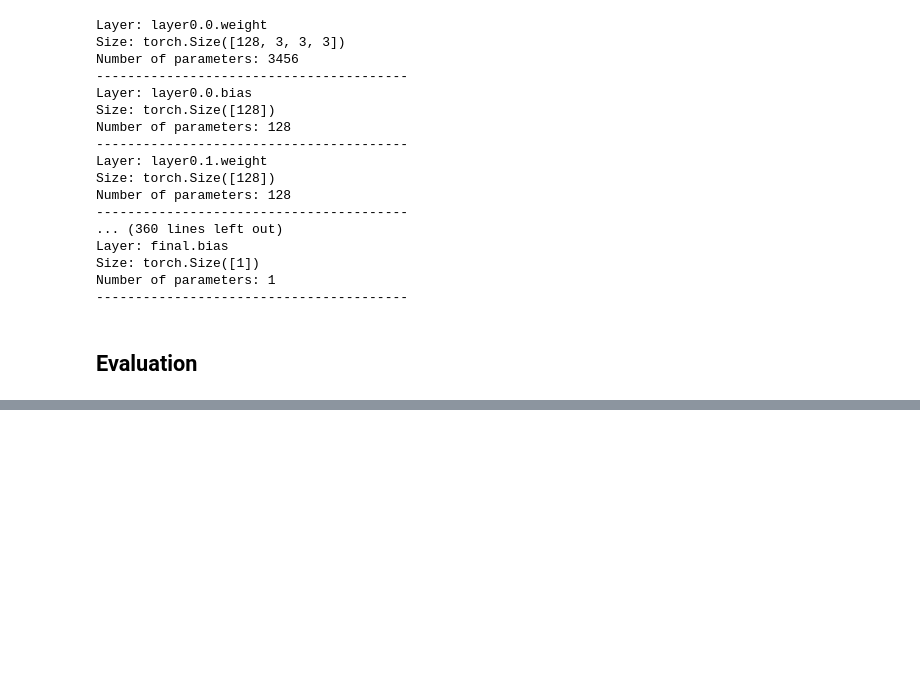
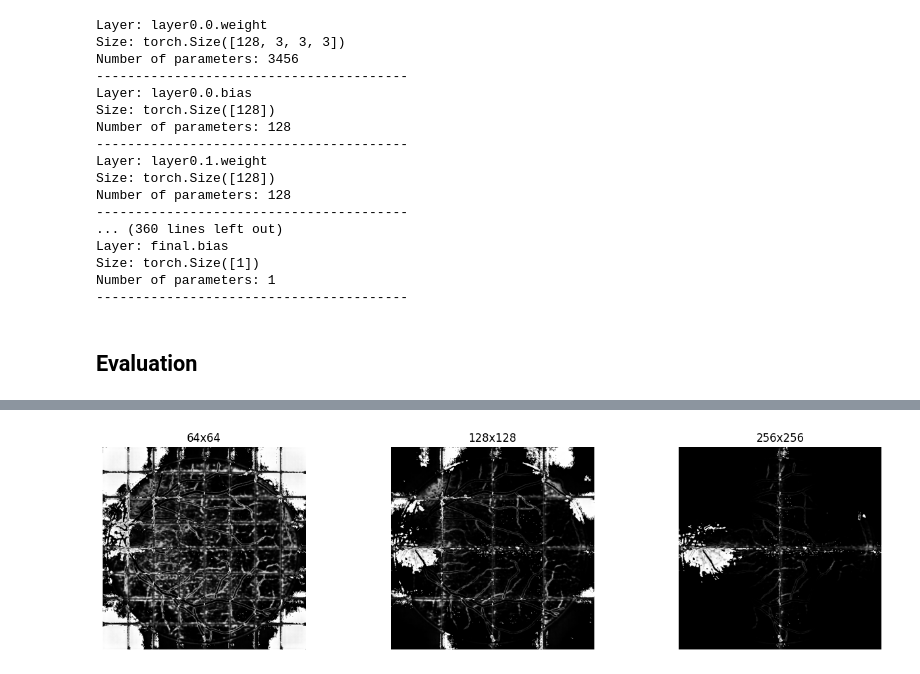
Before and after one commit to rjarvi/IDLCV_23_HotDog, a Jupyter notebook: Segmentation/model_eval.ipynb, the cells around one changed output, grey strips where cells are left out. Cells and saved outputs as stored; diff of their text form; code cells hidden in the pictures; blank space fills up the shorter version.

Commit message:
Clean up and experiments on patch dataloading

```diff
--- a/Segmentation/model_eval.ipynb
+++ b/Segmentation/model_eval.ipynb
@@ -64,3 +34,15 @@ test_loader = DataLoader(testset, batch_size=batch_size, shuffle=False, num_work
+# %%
+size = 128
+test_transform = transforms.Compose([
+    transforms.Resize((512, 512)),
+                                    transforms.ToTensor()])
+data_path = '/dtu/datasets1/02516/phc_data'
+#data_path = './phc_data'
+
+
+batch_size = 1
+testset = PATCH_DRIVEDataLoader(train=True, transforms=test_transform, crop_size=None)
+test_loader = DataLoader(testset, batch_size=batch_size, shuffle=False, num_workers=1)
 # %% [markdown]
 ## Load Model
 # %%
@@ -172,0 +221,26 @@ evaluate_model(model, focal_loss, test_loader=test_loader)
+# %%
+fig, axs = plt.subplots(1, 3, figsize=(16, 4))  # You can change (1, 4) to (2, 2) for a 2x2 grid
+
+diff1 = images64[0] - images512[0]
+diff2 = images128[0] - images512[0]
+diff3 = images256[0] - images512[0]
+
+# Display each image in a subplot
+axs[0].imshow(transform(diff1), cmap="gray")
+axs[0].set_title('64x64')
+axs[0].axis('off')  # Turn off axis labels
+
+axs[1].imshow(transform(diff2), cmap="gray")
+axs[1].set_title('128x128')
+axs[1].axis('off')
+
+axs[2].imshow(transform(diff3), cmap="gray")
+axs[2].set_title('256x256')
+axs[2].axis('off')
+
+
+
+# Display the full figure
+plt.show()
+# %% [output]
+[figure, added]
```
Also changed, not shown: parts of 4 cells of this notebook, 4 other files.
